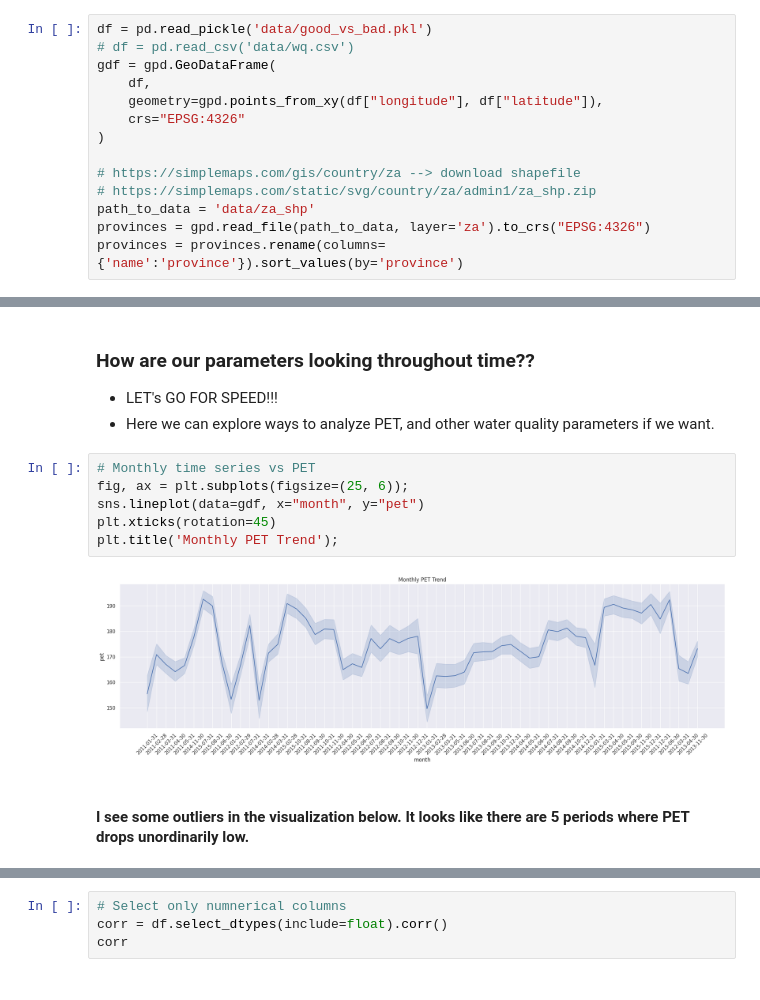
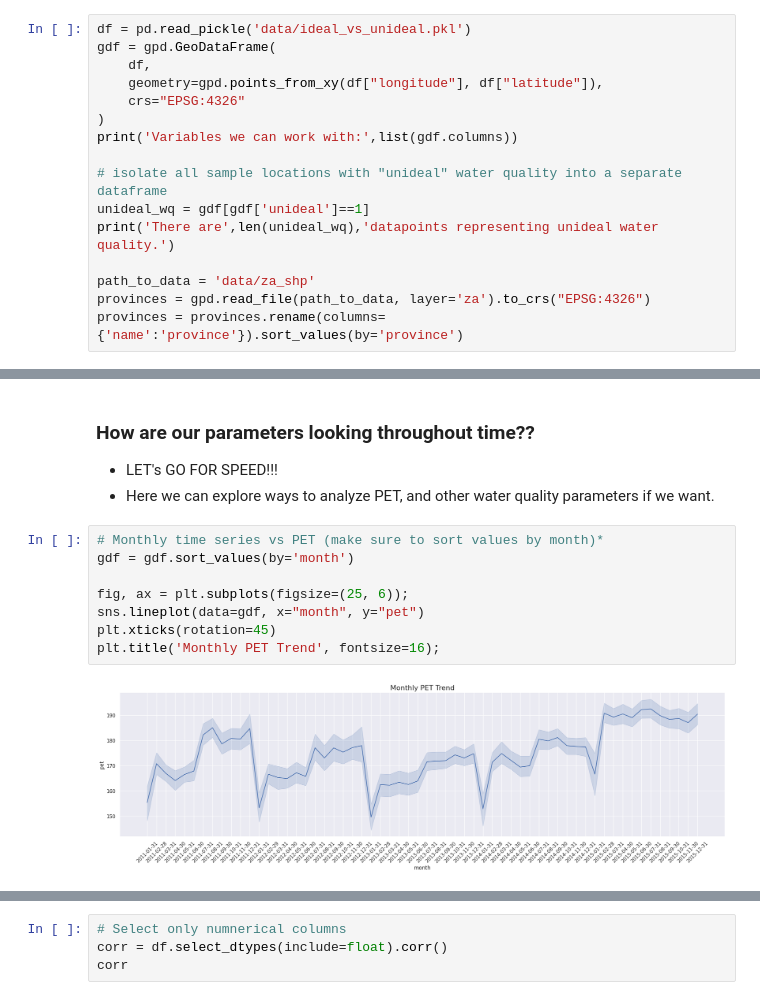
Before and after one commit to kylerod22/siads593-water-sustainability, a Jupyter notebook: 08-rjbest-sungmiki-kylerod-2026winter/src/EDA_RJ.ipynb, the cells around one changed output, grey strips where cells are left out. Saved outputs shown, nothing was run; the diff lists cells and outputs as text.

```diff
--- a/08-rjbest-sungmiki-kylerod-2026winter/src/EDA_RJ.ipynb
+++ b/08-rjbest-sungmiki-kylerod-2026winter/src/EDA_RJ.ipynb
@@ -44,14 +87,16 @@ geopandas : 1.1.2
 # %%
-df = pd.read_pickle('data/good_vs_bad.pkl')
-# df = pd.read_csv('data/wq.csv')
+df = pd.read_pickle('data/ideal_vs_unideal.pkl')
 gdf = gpd.GeoDataFrame(
     df,
     geometry=gpd.points_from_xy(df["longitude"], df["latitude"]),
     crs="EPSG:4326"
 )
+print('Variables we can work with:',list(gdf.columns))
 
-# https://simplemaps.com/gis/country/za --> download shapefile
-# https://simplemaps.com/static/svg/country/za/admin1/za_shp.zip
+# isolate all sample locations with "unideal" water quality into a separate dataframe
+unideal_wq = gdf[gdf['unideal']==1]
+print('There are',len(unideal_wq),'datapoints representing unideal water quality.')
+
 path_to_data = 'data/za_shp'
 provinces = gpd.read_file(path_to_data, layer='za').to_crs("EPSG:4326")
 provinces = provinces.rename(columns={'name':'province'}).sort_values(by='province')
@@ -219,12 +272,12 @@ sns.lineplot(data=gdf, x="total alkalinity", y="electrical conductance");
 - LET's GO FOR SPEED!!!
 - Here we can explore ways to analyze PET, and other water quality parameters if we want.
 # %%
-# Monthly time series vs PET
+# Monthly time series vs PET (make sure to sort values by month)*
+gdf = gdf.sort_values(by='month')
+
 fig, ax = plt.subplots(figsize=(25, 6));
 sns.lineplot(data=gdf, x="month", y="pet")
 plt.xticks(rotation=45)
-plt.title('Monthly PET Trend');
+plt.title('Monthly PET Trend', fontsize=16);
 # %% [output]
-[figure, old version]
+[figure, new version]
-# %% [markdown]
-#### I see some outliers in the visualization below. It looks like there are 5 periods where PET drops unordinarily low.
```
Also changed, not shown: parts of 38 cells of this notebook, 1 other file.
